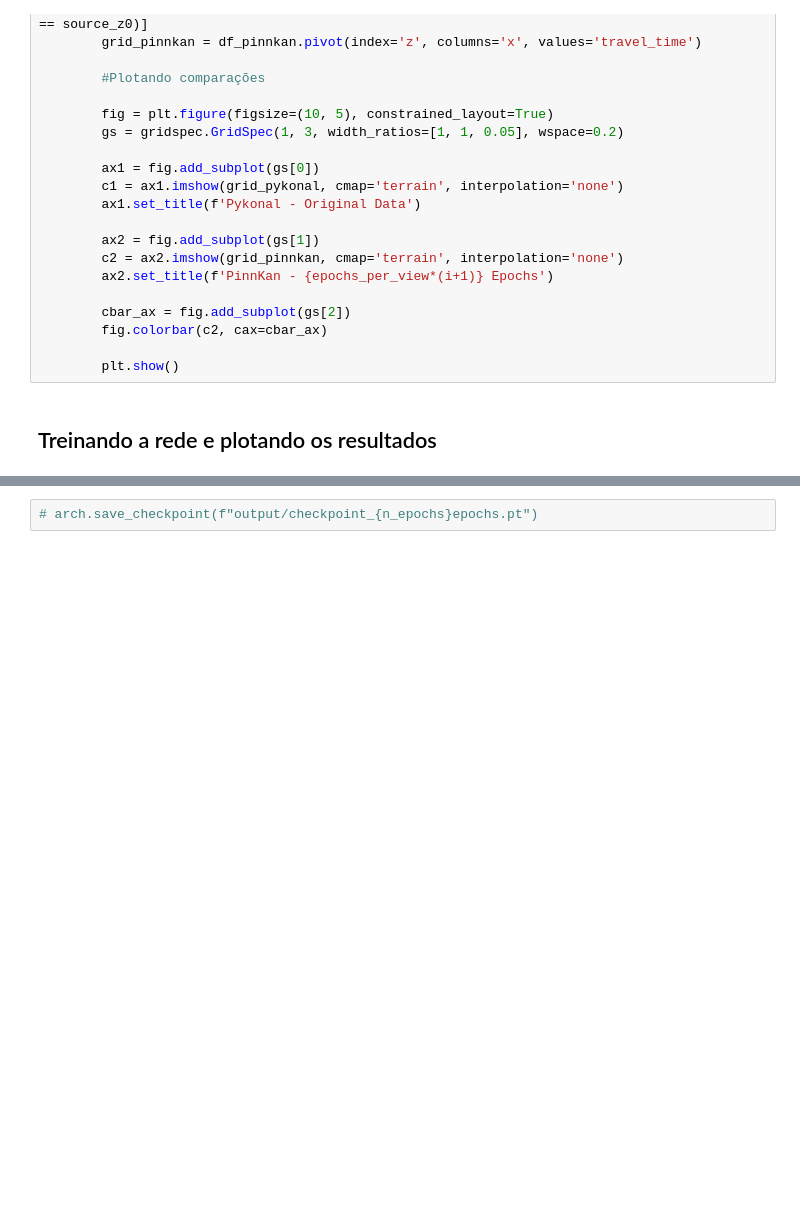
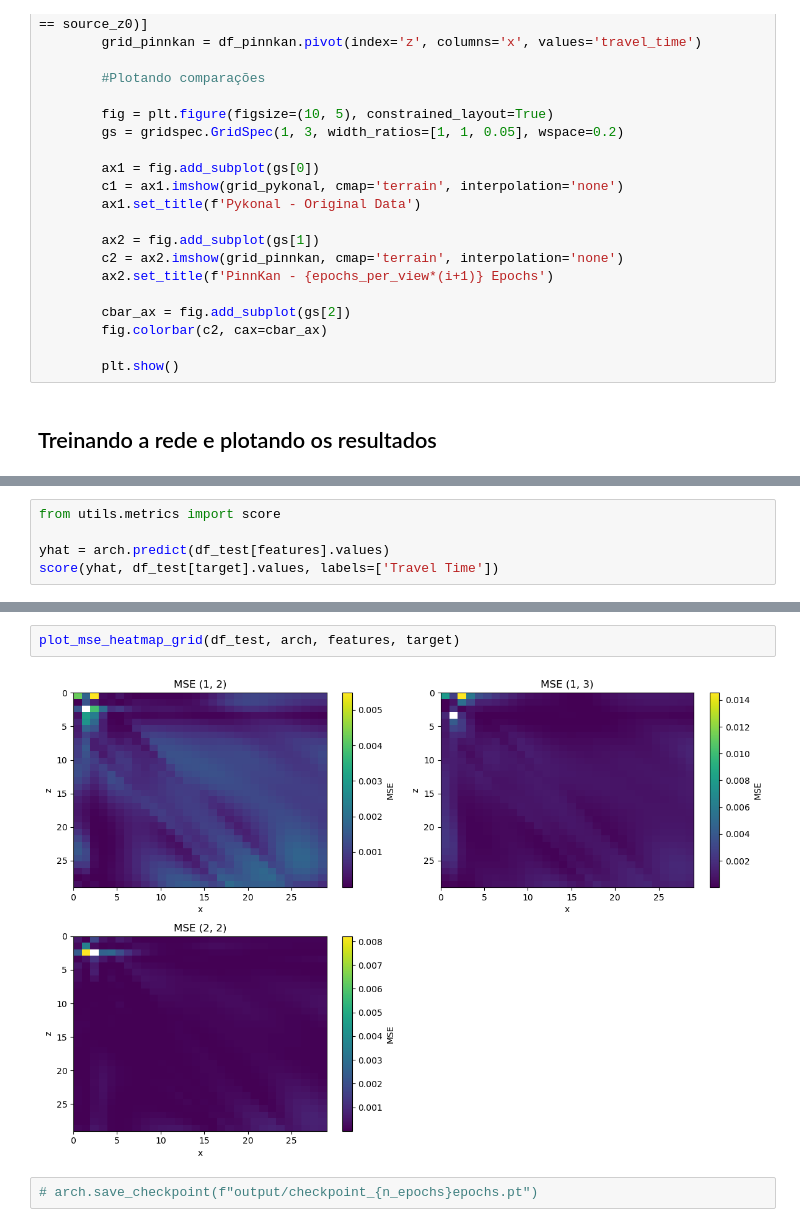
Before and after one commit to viniciuspaiva1/TCC-Eikonal, a Jupyter notebook: first_steps.ipynb, the cells around one changed output, grey strips where cells are left out. Saved outputs shown, nothing was run; the diff lists cells and outputs as text; blank space fills up the shorter version.

```diff
--- a/first_steps.ipynb
+++ b/first_steps.ipynb
@@ -414,0 +422,5 @@ plot_heatmap_block(df, 'x', 'z', 'travel_time', ['source_x0', 'source_z0'], 1)
+# %%
+from utils.metrics import score
+
+yhat = arch.predict(df_test[features].values)
+score(yhat, df_test[target].values, labels=['Travel Time'])
@@ -415,2 +512,6 @@ plot_heatmap_block(df, 'x', 'z', 'travel_time', ['source_x0', 'source_z0'], 1)
+# %%
+plot_mse_heatmap_grid(df_test, arch, features, target)
+# %% [output]
+[figure, added]
 # %%
 # arch.save_checkpoint(f"output/checkpoint_{n_epochs}epochs.pt")
```
Also changed, not shown: parts of 13 cells of this notebook, 1 other file.
